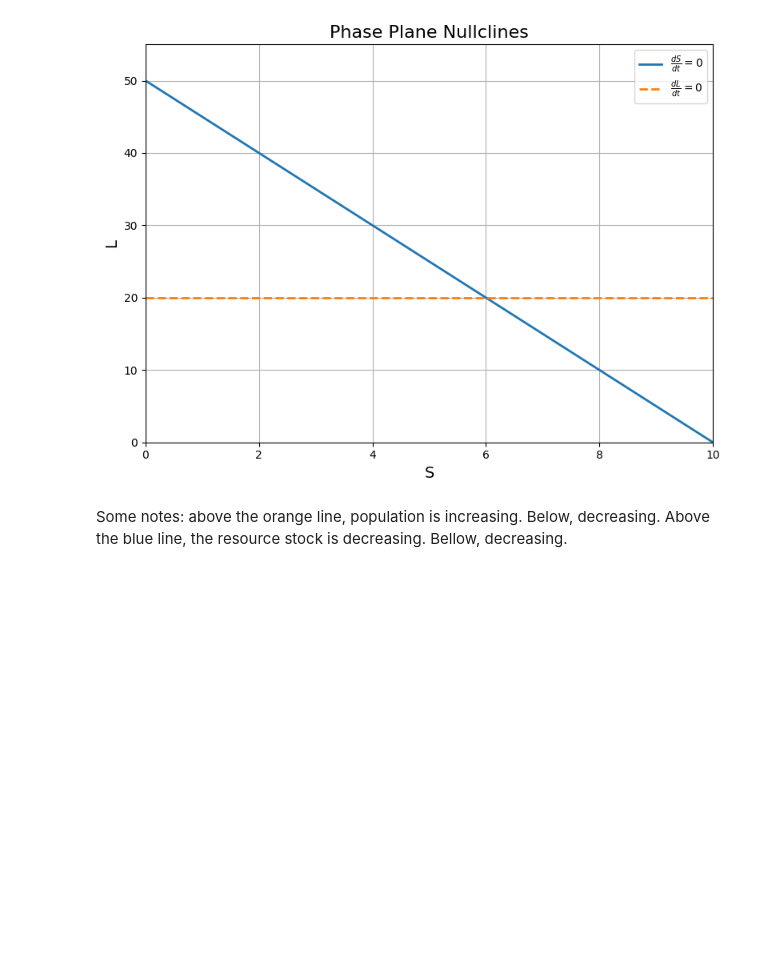
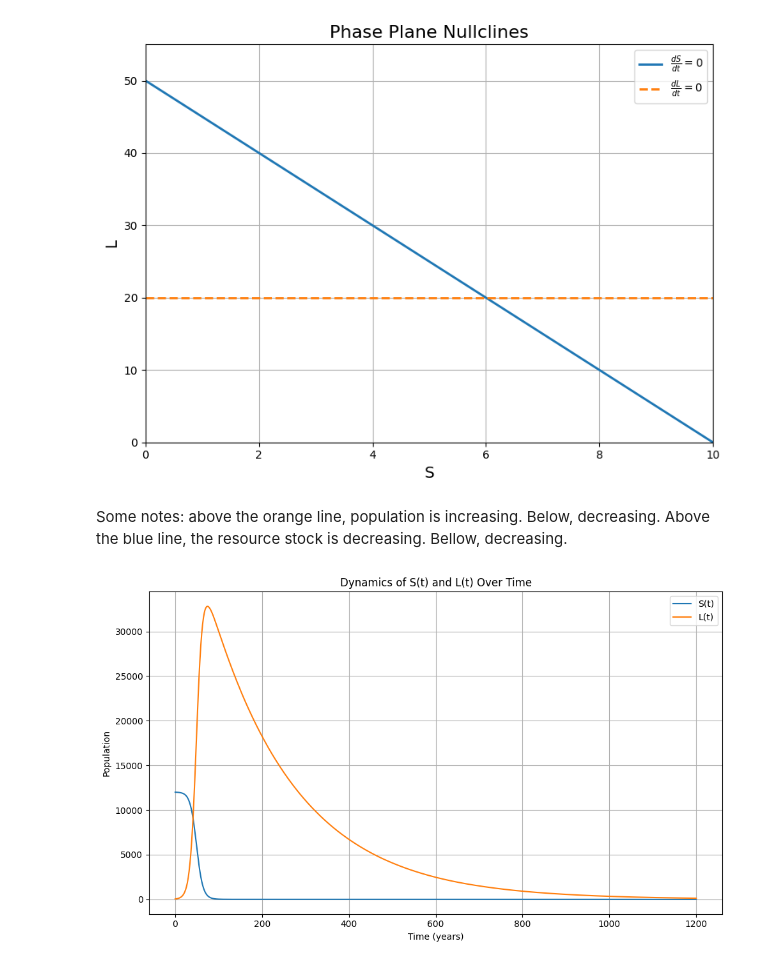
Before and after one commit to mbaker21231/MicroII-Sandbox, a Jupyter notebook: BranderTaylor.ipynb, the cells around one changed output. Drawn from its saved outputs; the diff is of its cells as text; code cells hidden in the pictures; blank space fills up the shorter version.

```diff
--- a/BranderTaylor.ipynb
+++ b/BranderTaylor.ipynb
@@ -67,44 +67,46 @@ import matplotlib.pyplot as plt
 from scipy.integrate import solve_ivp
 
 # === Adjustable Parameters ===
-r = .04            # Intrinsic growth rate of S
+r = .01            # Intrinsic growth rate of S
 K = 12000          # Carrying capacity
 alpha = 0.00001    # Interaction coefficient
 beta = 0.4         # Interaction coefficient
-theta = 4          # Efficiency of resource into growth for L
-b = 0.1              # Natural birth rate of L
-d = 0.2            # Death rate of L
+theta = 3          # Efficiency of resource into growth for L
+b = 0.005              # Natural birth rate of L
+d = 0.01            # Death rate of L
 
 # Initial conditions
 S0 = 12000.0        # Initial S
 L0 = 40.0         # Initial L
 
 # Time settings
 t_start = 0
 t_end = 1200       # Time horizon in years
-t_points = 300    # Resolution of time steps
+t_points = 1200    # Resolution of time steps
 t_eval = np.linspace(t_start, t_end, t_points)
 
 # === System of Differential Equations ===
 def system(t, y, r, K, alpha, beta, theta, b, d):
     S, L = y
     dSdt = r * S * (1 - S / K) - alpha * beta * L * S
     dLdt = L * (b - d + theta * alpha * beta * S)
     return [dSdt, dLdt]
 
 # === Solve the system ===
 sol = solve_ivp(system, (t_start, t_end), [S0, L0], t_eval=t_eval,
                 args=(r, K, alpha, beta, theta, b, d))
 
 # === Plotting ===
 plt.figure(figsize=(10, 6))
 plt.plot(sol.t, sol.y[0], label="S(t)", color='tab:blue')
 plt.plot(sol.t, sol.y[1], label="L(t)", color='tab:orange')
 
 plt.title("Dynamics of S(t) and L(t) Over Time")
 plt.xlabel("Time (years)")
 plt.ylabel("Population")
 plt.legend()
 plt.grid(True)
 plt.tight_layout()
 plt.show()
+# %% [output]
+[figure, added]
```
